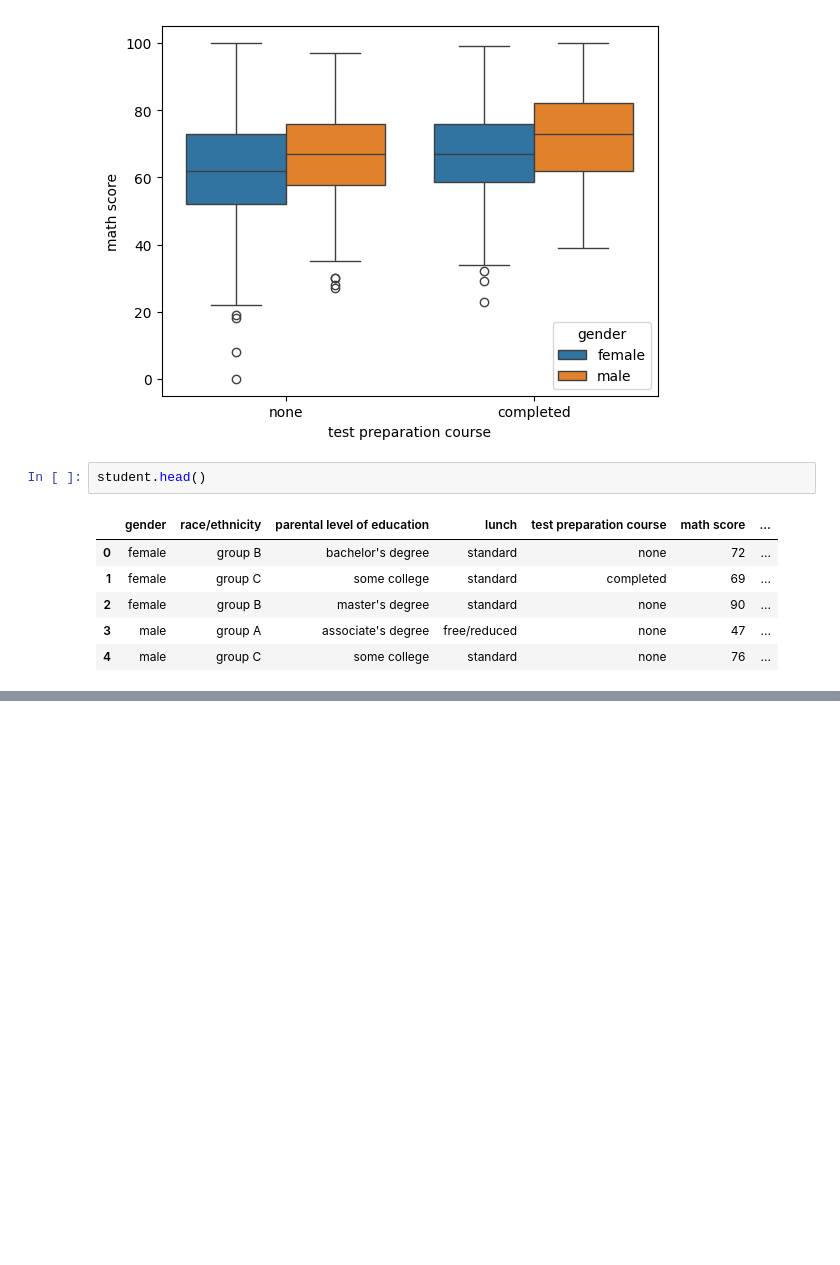
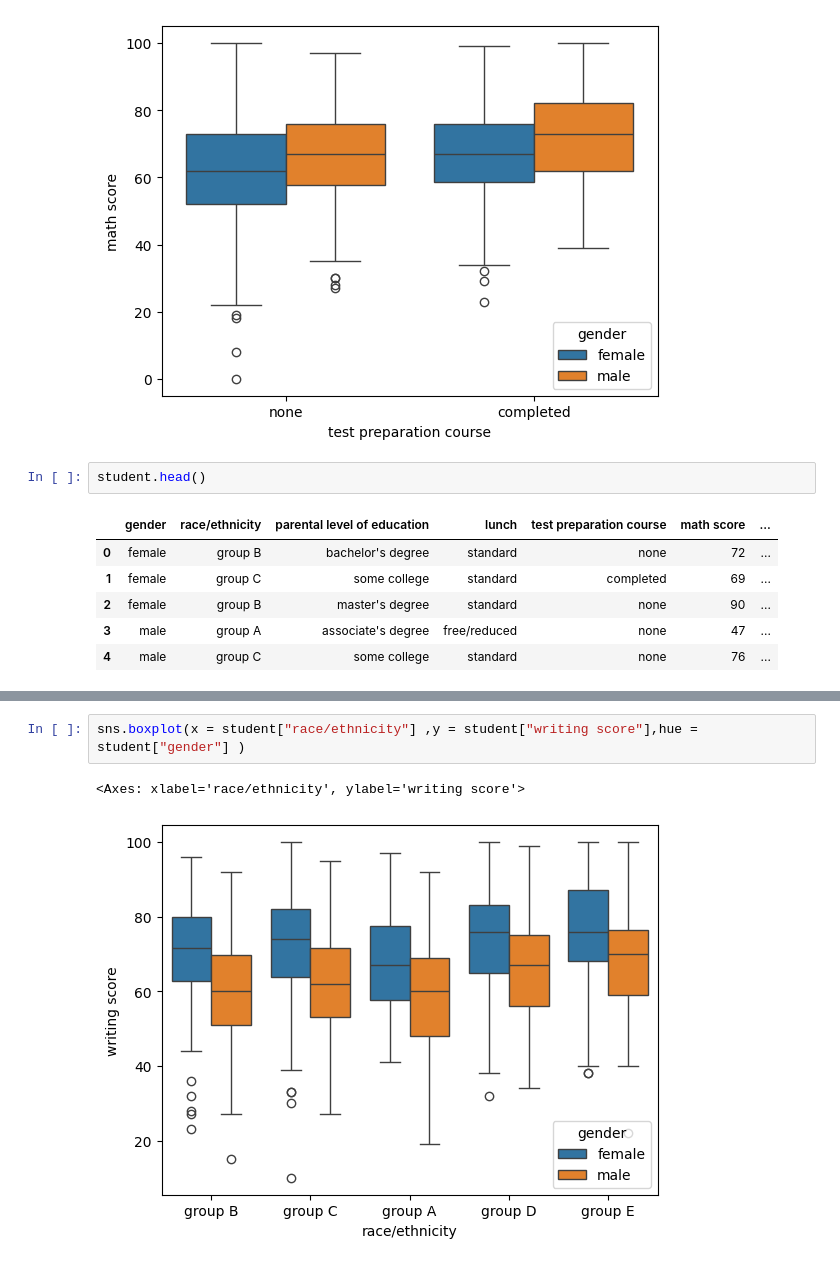
Before and after one commit to lokeshudalkar/Data_Science, a Jupyter notebook: Student_performance_descriptive_states_visualisation.ipynb, the cells around one changed output, grey strips where cells are left out. Cells and saved outputs as stored; diff of their text form; blank space fills up the shorter version.

```diff
--- a/Student_performance_descriptive_states_visualisation.ipynb
+++ b/Student_performance_descriptive_states_visualisation.ipynb
@@ -617,0 +628,5 @@ student.head()
+# %%
+sns.boxplot(x = student["race/ethnicity"] ,y = student["writing score"],hue = student["gender"] )
+# %% [output]
+<Axes: xlabel='race/ethnicity', ylabel='writing score'>
+[figure, added]
```
Also changed, not shown: parts of 36 cells of this notebook.
